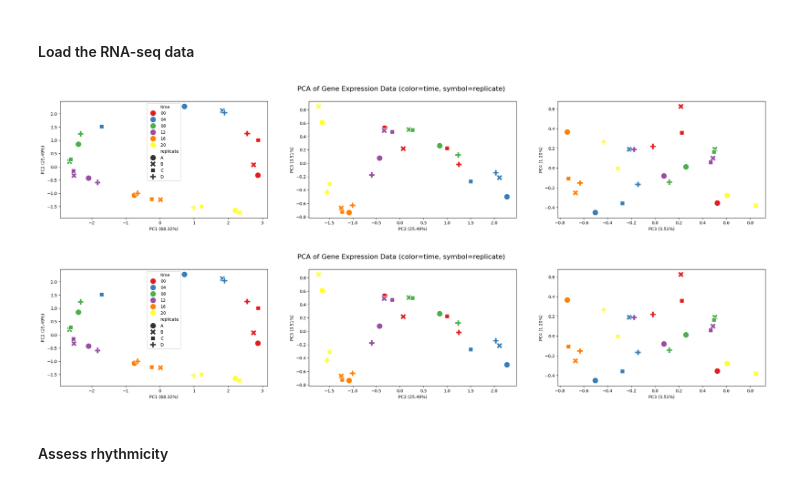
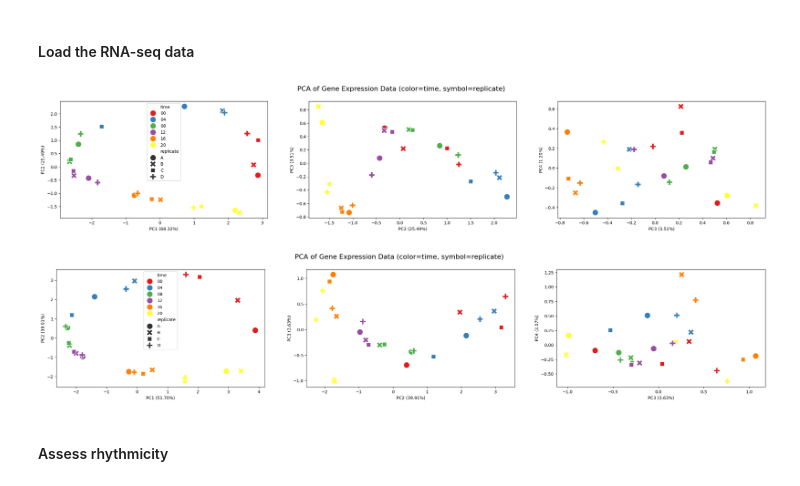
Before and after one commit to morri4shao/Genome-to-Function-class-project3, a Jupyter notebook: Exercise_Week11_12_B_final_FN.ipynb, the cells around one changed output. Saved outputs shown, nothing was run; the diff lists cells and outputs as text; code cells hidden in the pictures.

Commit message:
plotted some graphs for Exercise2

```diff
--- a/Exercise_Week11_12_B_final_FN.ipynb
+++ b/Exercise_Week11_12_B_final_FN.ipynb
@@ -424,21 +424,21 @@ dat_both = subselect(dat_genes, feature, replicate, time, conditions, feeding)
 # %%
 # Run PCA on the gene expression data
 #time= ['00', '02', '04', '06', '08', '10', '12', '14', '16', '18', '20', '22']
 time= ['00', '04', '08', '12', '16', '20']
 replicate = ['A', 'B', 'C', 'D']
 feeding = ['AL']
 conditions = ['WT']
 feature_exon = [ 'Exon']
 feature_intron = ['Intron']
 #Subselect the samples
 dat_exon_sub = subselect(dat_both, feature_exon, replicate, time, conditions, feeding)
-dat_intron_sub = subselect(dat_both, feature_exon, replicate, time, conditions, feeding)
+dat_intron_sub = subselect(dat_both, feature_intron, replicate, time, conditions, feeding)
 
 df_pca = run_PCA(dat_exon_sub, n_components=4, color_by='time', symbol_by='replicate', scale_data=True, log_transform=False)
 df_pca = run_PCA(dat_intron_sub, n_components=4, color_by='time', symbol_by='replicate', scale_data=True, log_transform=False)
 # %% [output]
 [figure]
-[figure, old version]
+[figure, new version]
 # %% [markdown]
 #### Assess rhythmicity
 # %%
```
